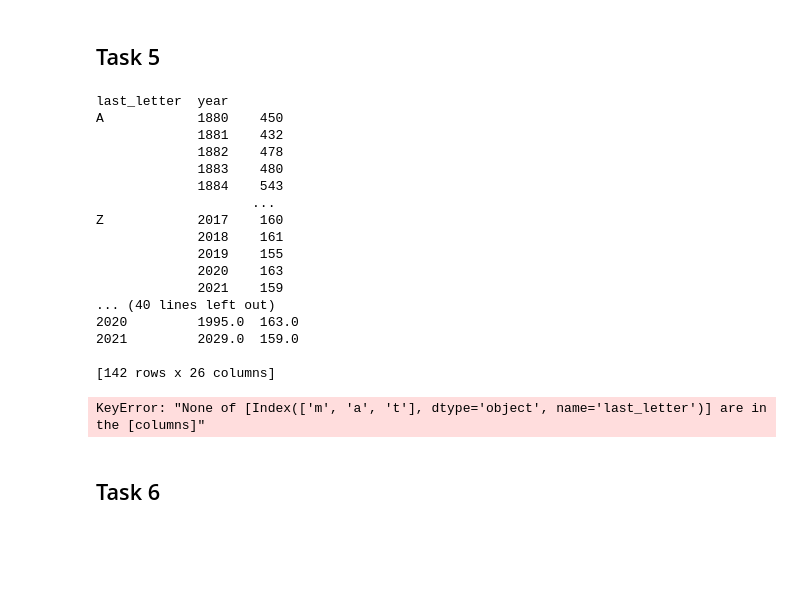
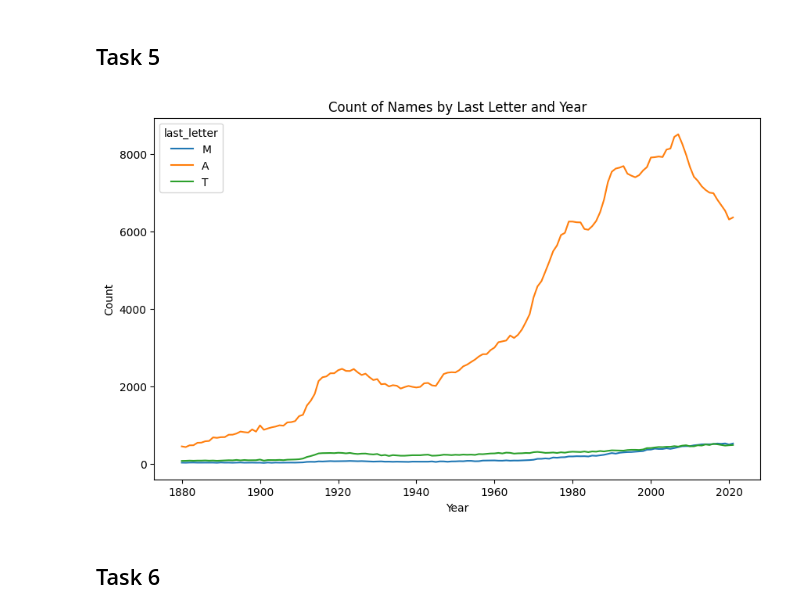
Before and after one commit to SMatti2/SE_25_DataScience, a Jupyter notebook: google_classroom/analyzing_baby_names/solution.ipynb, the cells around one changed output. Cells and saved outputs as stored; diff of their text form; code cells hidden in the pictures; blank space fills up the shorter version.

```diff
--- a/google_classroom/analyzing_baby_names/solution.ipynb
+++ b/google_classroom/analyzing_baby_names/solution.ipynb
@@ -303,40 +304,22 @@ plt.show()
 # %%
 # Count the number of names grouped by last letter and year
 count_by_letter_year = all_names.groupby(['last_letter', 'year'])['count'].count()
 
-print(count_by_letter_year)
 # Convert the dataframe to a crosstable
 count_by_letter_year = count_by_letter_year.unstack(0)
-print(count_by_letter_year)
 
 # Select the last letters we want to plot
-letters = ['m', 'a', 't']
+letters = ['M', 'A', 'T']
+
 
 # Create a line plot
 count_by_letter_year[letters].plot(kind='line', figsize=(10,6))
 plt.title('Count of Names by Last Letter and Year')
 plt.xlabel('Year')
 plt.ylabel('Count')
 plt.show()
 # %% [output]
-last_letter  year
-A            1880    450
-             1881    432
-             1882    478
-             1883    480
-             1884    543
-                    ...
-Z            2017    160
-             2018    161
-             2019    155
-             2020    163
-             2021    159
-... (40 lines left out)
-2020         1995.0  163.0
-2021         2029.0  159.0
-
-[142 rows x 26 columns]
-KeyError: "None of [Index(['m', 'a', 't'], dtype='object', name='last_letter')] are in the [columns]"
+[figure, added]
 # %% [markdown]
 ## Task 6
 # %%
```
Also changed, not shown: parts of 2 cells of this notebook, 1 other file.
